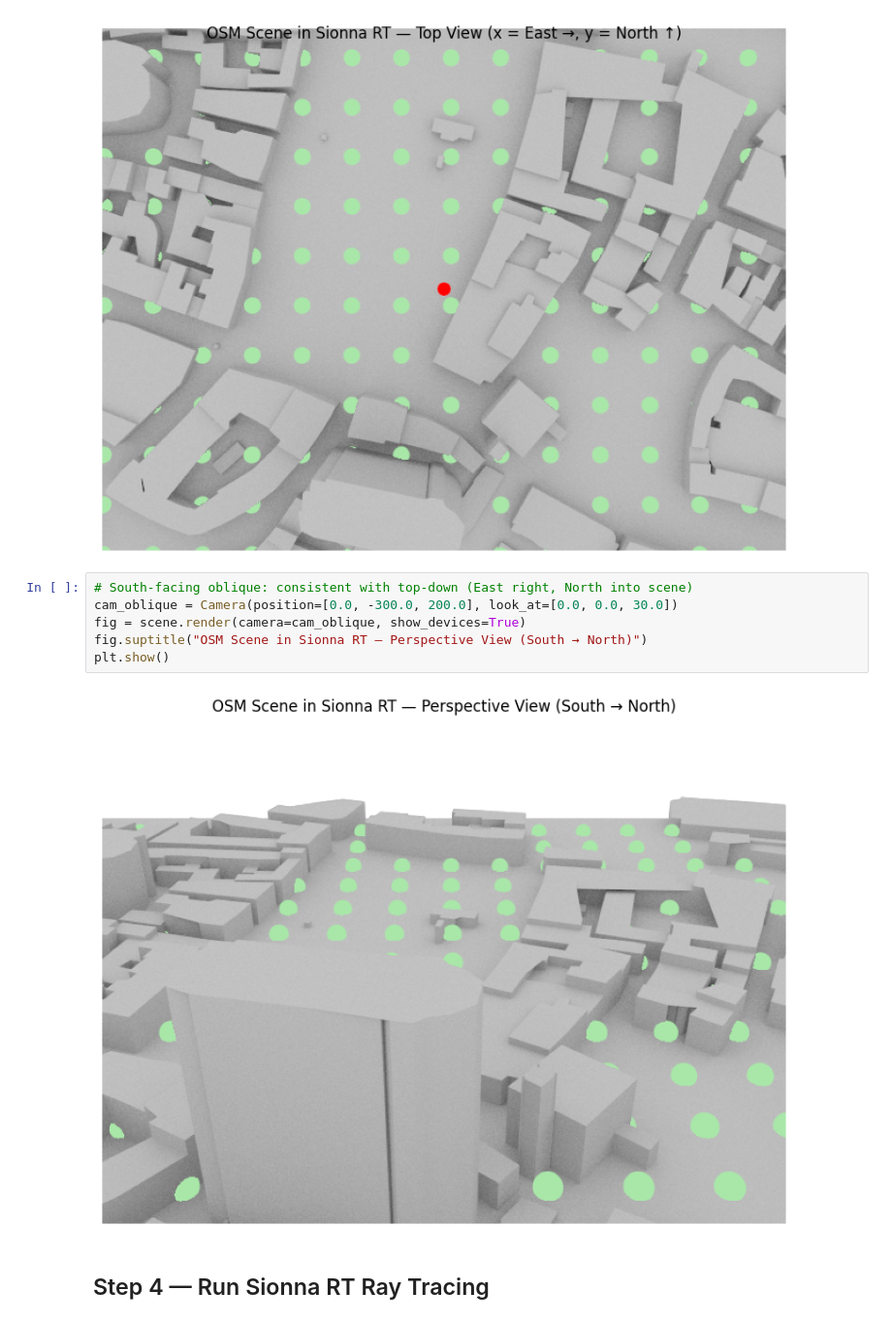
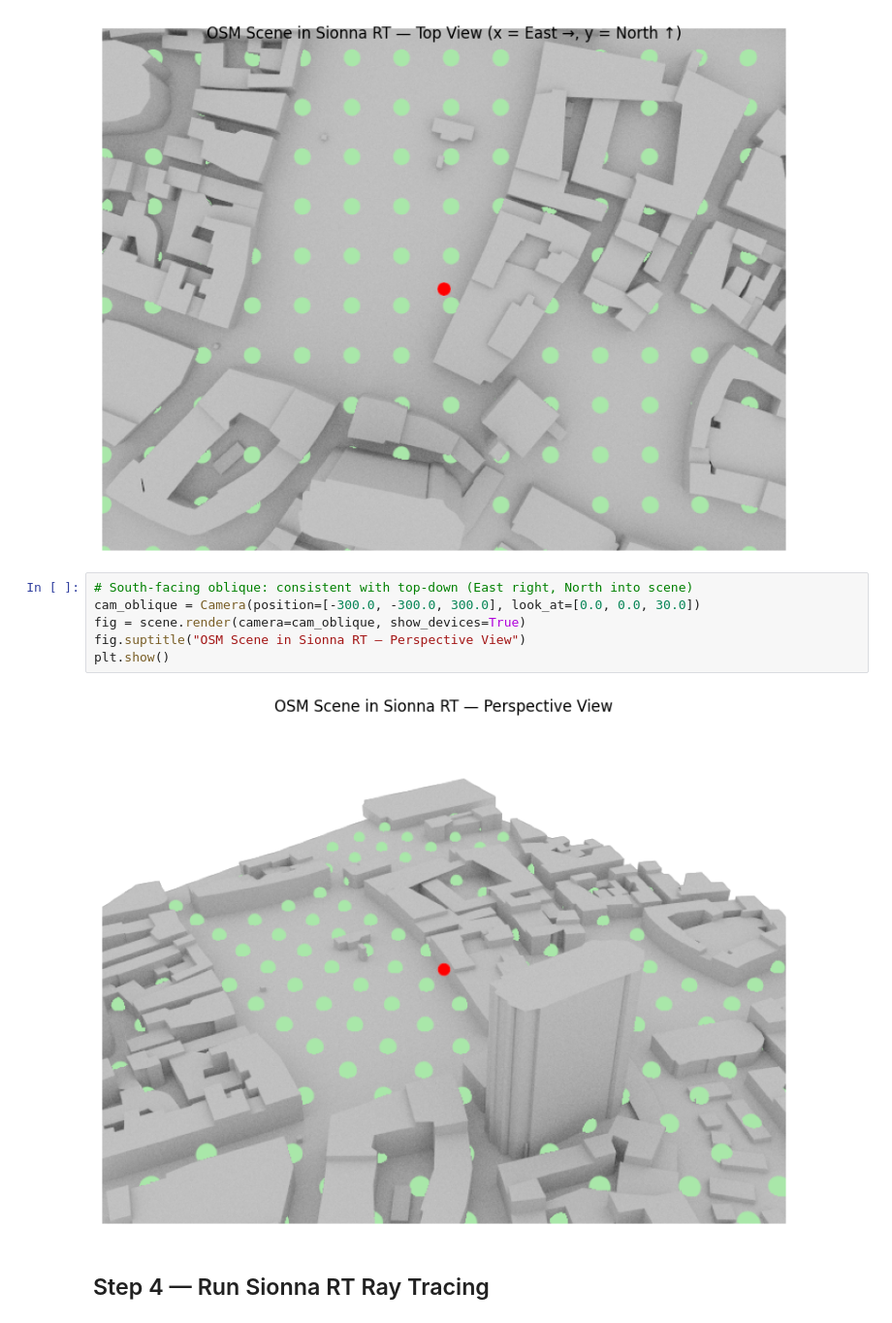
Before and after one commit to DeepMIMO/DeepMIMO, a Jupyter notebook: docs/applications/4_osm_pipeline.ipynb, the cells around one changed output. Shown at 97% size. Drawn from its saved outputs; the diff is of its cells as text.

Commit message:
Re-render OSM pipeline notebook with reverted oblique camera
Co-Authored-By: Claude Sonnet 4.6 <noreply@anthropic.com>

```diff
--- a/docs/applications/4_osm_pipeline.ipynb
+++ b/docs/applications/4_osm_pipeline.ipynb
@@ -247,12 +240,12 @@ plt.show()
 [figure]
 # %%
 # South-facing oblique: consistent with top-down (East right, North into scene)
-cam_oblique = Camera(position=[0.0, -300.0, 200.0], look_at=[0.0, 0.0, 30.0])
+cam_oblique = Camera(position=[-300.0, -300.0, 300.0], look_at=[0.0, 0.0, 30.0])
 fig = scene.render(camera=cam_oblique, show_devices=True)
-fig.suptitle("OSM Scene in Sionna RT — Perspective View (South → North)")
+fig.suptitle("OSM Scene in Sionna RT — Perspective View")
 plt.show()
 # %% [output]
-[figure, old version]
+[figure, new version]
 # %% [markdown]
 ## Step 4 — Run Sionna RT Ray Tracing
 # %%
```
Also changed, not shown: parts of 1 cell of this notebook.
